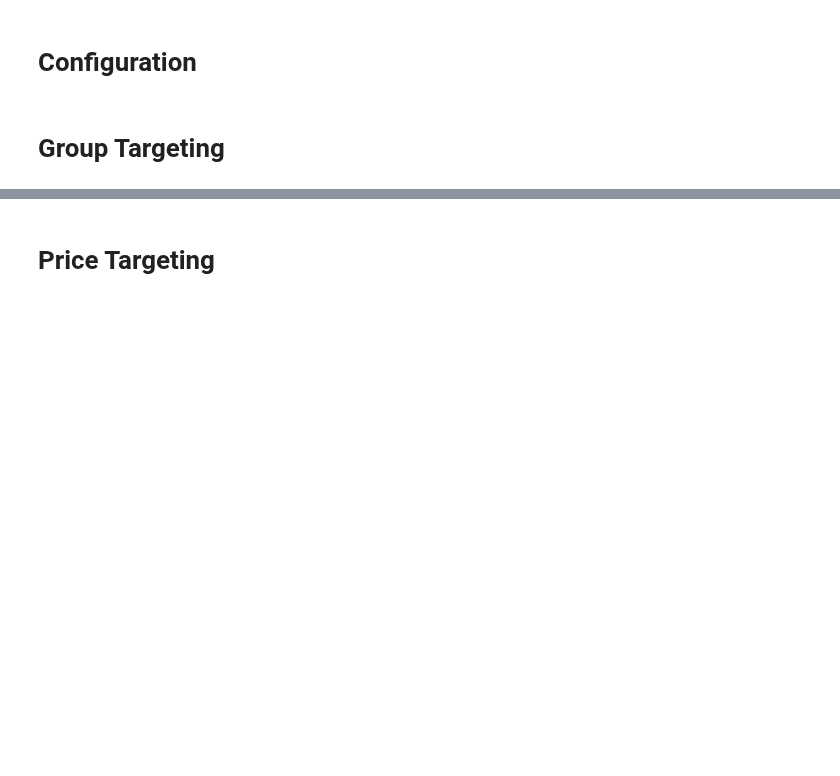
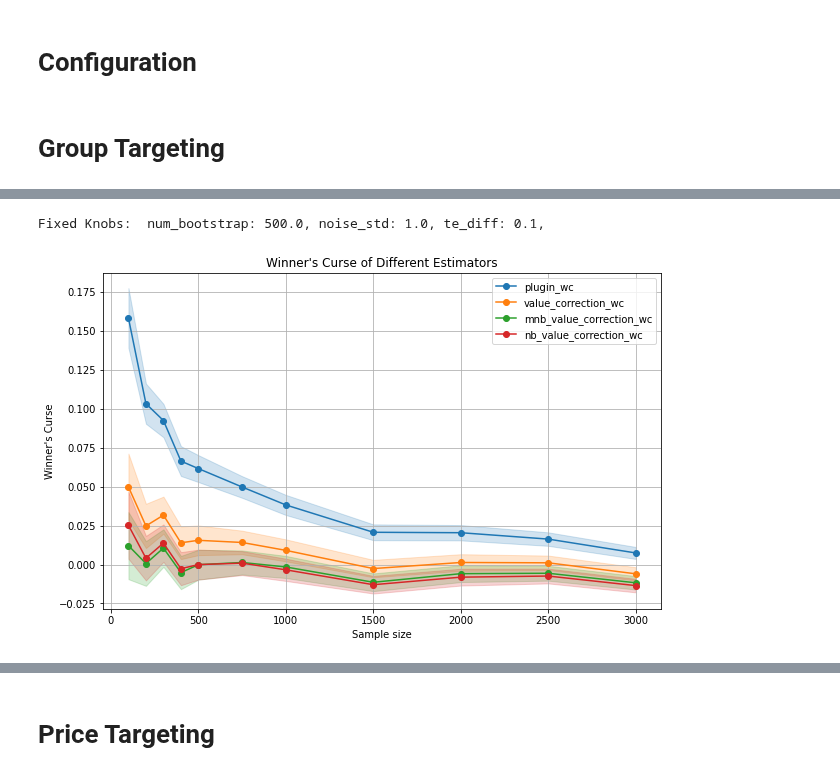
Before and after one commit to iamsikun/winners-curse, a Jupyter notebook: notebooks/result_analysis.ipynb, the cells around one changed output, grey strips where cells are left out. Drawn from its saved outputs; the diff is of its cells as text; code cells hidden in the pictures; blank space fills up the shorter version.

```diff
--- a/notebooks/result_analysis.ipynb
+++ b/notebooks/result_analysis.ipynb
@@ -56,0 +88,8 @@ Fixed Knobs:  sample_size: 100, num_bootstrap: 500.0, noise_std: 1.0, te_diff: 0
+# %%
+plot_winners_curse_2d(
+    'results/sample_size_test.csv',
+    x='sample_size', confidence_level=0.95, estimators=['plugin', 'value_correction', 'mnb_value_correction', 'nb_value_correction']
+)
+# %% [output]
+Fixed Knobs:  num_bootstrap: 500.0, noise_std: 1.0, te_diff: 0.1,
+[figure, added]
```
Also changed, not shown: parts of 8 cells of this notebook, 4 other files.
